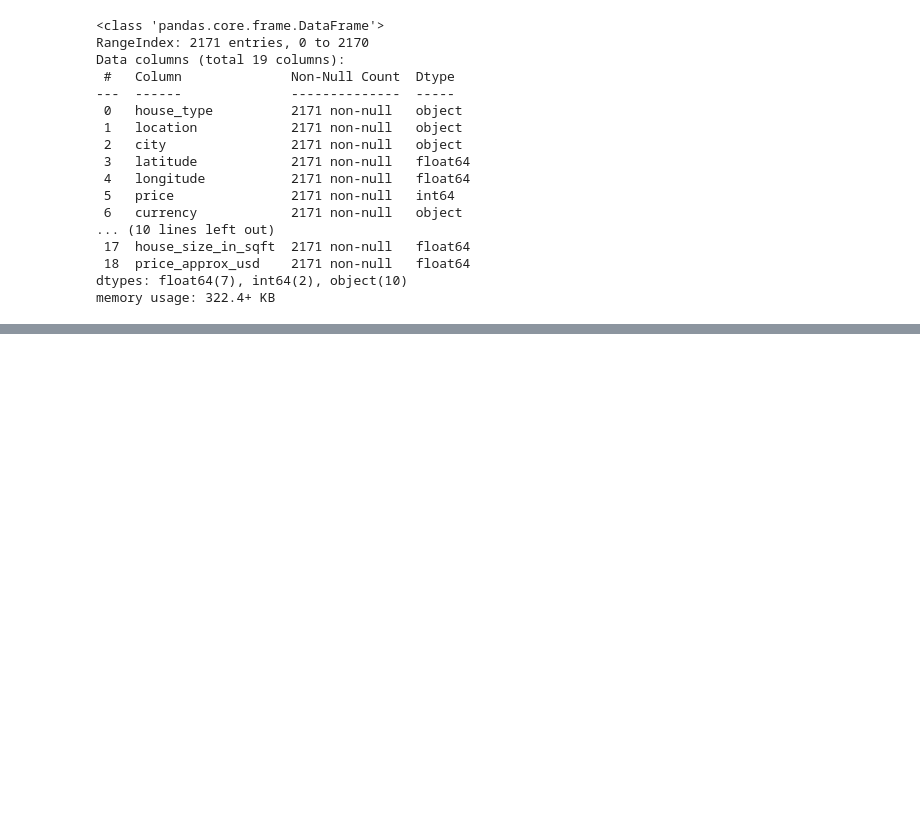
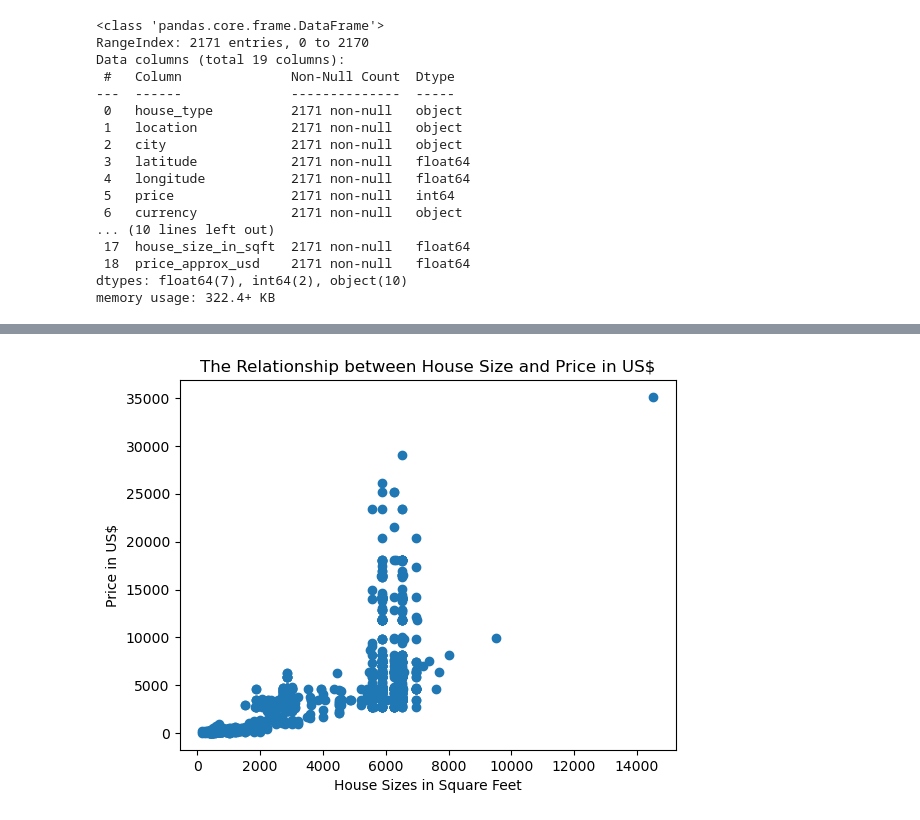
Before and after one commit to dumisanimukuchura/Dehli-Indian-Housing-Analysis-Part-2-Predict-Price-with-Size-Linear-Regression, a Jupyter notebook: notebook/Dehli-Indian-Housing-Analysis-Part-2-Predict-Price-with-Size-Linear-Regression.ipynb, the cells around one changed output, grey strips where cells are left out. Cells and saved outputs as stored; diff of their text form; code cells hidden in the pictures; blank space fills up the shorter version.

```diff
--- a/notebook/Dehli-Indian-Housing-Analysis-Part-2-Predict-Price-with-Size-Linear-Regression.ipynb
+++ b/notebook/Dehli-Indian-Housing-Analysis-Part-2-Predict-Price-with-Size-Linear-Regression.ipynb
@@ -59,0 +46,28 @@ housing_df.head()
+# %%
+# Wrangle function to automate the Data Importing and any Additional Cleaning
+
+def wrangle(csv_file_path):
+
+    # Read the CSV file into a DataFrame
+    housing_data = pd.read_csv(csv_file_path)
+
+    #Make a Copy and Maintain the original dataset as is
+    housing_df = housing_data.copy()
+
+    #Subset with "house_size_in_sqft" between 0.25 and 0.75 quartiles
+    low, high = housing_df["house_size_in_sqft"].quantile([0.25, 0.75])
+    mask_area = housing_df["house_size_in_sqft"].between(low, high)
+
+    housing_df = housing_df[mask_area]
+
+    return housing_df
+# %%
+#Using Wrangle funtion to create the housing_df DataFrame
+
+housing_df = wrangle(csv_file_path)
+
+#Check if the import was successful with a shape check
+print("df shape:", housing_df.shape)
+
+#Check if the import was successful with a head() check
+housing_df.head()
@@ -81,0 +110,11 @@ memory usage: 322.4+ KB
+# %%
+# Scatter Plot of "house_size_in_sqft" and "price_approx_usd".
+
+plt.scatter (x=housing_df["house_size_in_sqft"], y=housing_df["price_approx_usd"])
+plt.xlabel("House Sizes in Square Feet")
+plt.ylabel("Price in US$")
+plt.title("The Relationship between House Size and Price in US$")
+
+plt.show();
+# %% [output]
+[figure, added]
```
Also changed, not shown: parts of 10 cells of this notebook.
